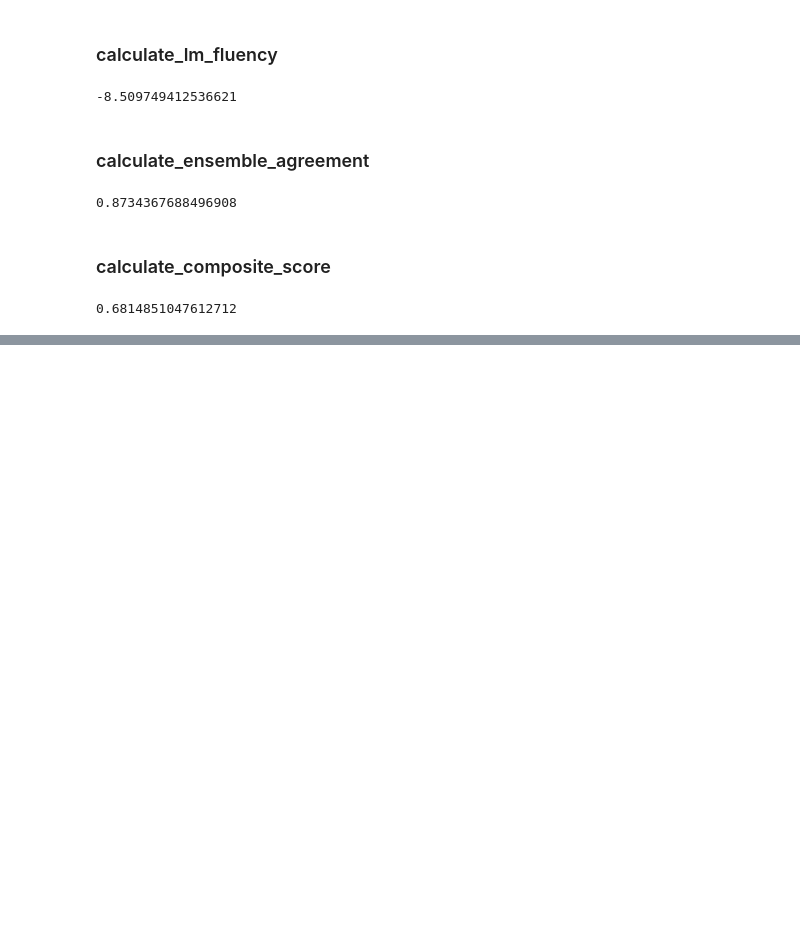
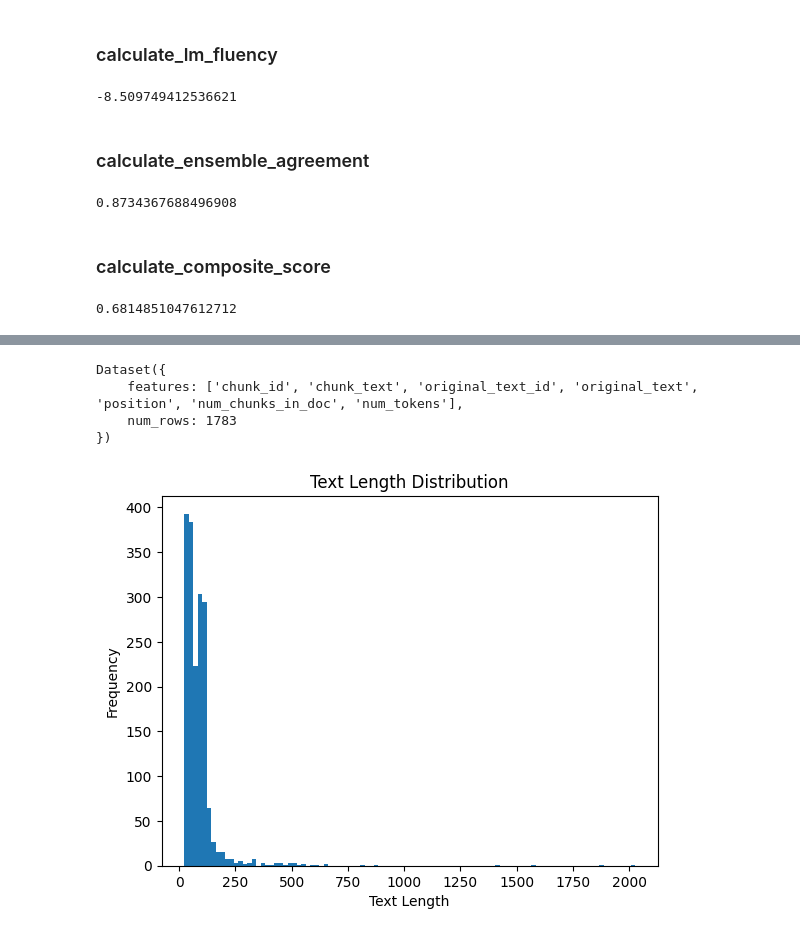
Before and after one commit to BouajilaHamza/Tunisia-msa-parallel-corpus, a Jupyter notebook: notebooks/tunisian-msa-parallel-corpus.ipynb, the cells around one changed output, grey strips where cells are left out. Saved outputs shown, nothing was run; the diff lists cells and outputs as text; code cells hidden in the pictures; blank space fills up the shorter version.

```diff
--- a/notebooks/tunisian-msa-parallel-corpus.ipynb
+++ b/notebooks/tunisian-msa-parallel-corpus.ipynb
@@ -502,0 +1306,37 @@ generate_parallel_corpus()
+# %%
+def process_batch(batch):
+    """Apply semantic chunking to each row in a dataset batch."""
+    all_chunks = []
+    for text in batch["text"]:
+        chunks = semantic_chunk_text(text,min_tokens=7,max_tokens=120,window_overlap=0.7,similarity_threshold=0.7)
+        all_chunks.extend(chunks)
+    return {
+        "chunk_id": [c["chunk_id"] for c in all_chunks],
+        "chunk_text": [c["chunk_text"] for c in all_chunks],
+        "original_text_id": [c["original_text_id"] for c in all_chunks],
+        "original_text": [c["original_text"] for c in all_chunks],
+        "position": [c["position"] for c in all_chunks],
+        "num_chunks_in_doc": [c["num_chunks_in_doc"] for c in all_chunks],
+        "num_tokens": [c["num_tokens"] for c in all_chunks],
+    }
+# %%
+chunked_dataset = filtered_dataset.map(process_batch, batched=True, remove_columns=filtered_dataset.column_names)
+# %%
+print(chunked_dataset)
+# %% [output]
+Dataset({
+    features: ['chunk_id', 'chunk_text', 'original_text_id', 'original_text', 'position', 'num_chunks_in_doc', 'num_tokens'],
+    num_rows: 1783
+})
+# %%
+chunked_df =pd.DataFrame(chunked_dataset)
+# %%
+chunked_df["text_length"] = chunked_df["chunk_text"].apply(lambda x: len(x))
+# %%
+plt.hist(chunked_df["text_length"], bins=100)
+plt.xlabel("Text Length")
+plt.ylabel("Frequency")
+plt.title("Text Length Distribution")
+plt.show()
+# %% [output]
+[figure, added]
```
Also changed, not shown: parts of 42 cells of this notebook.
